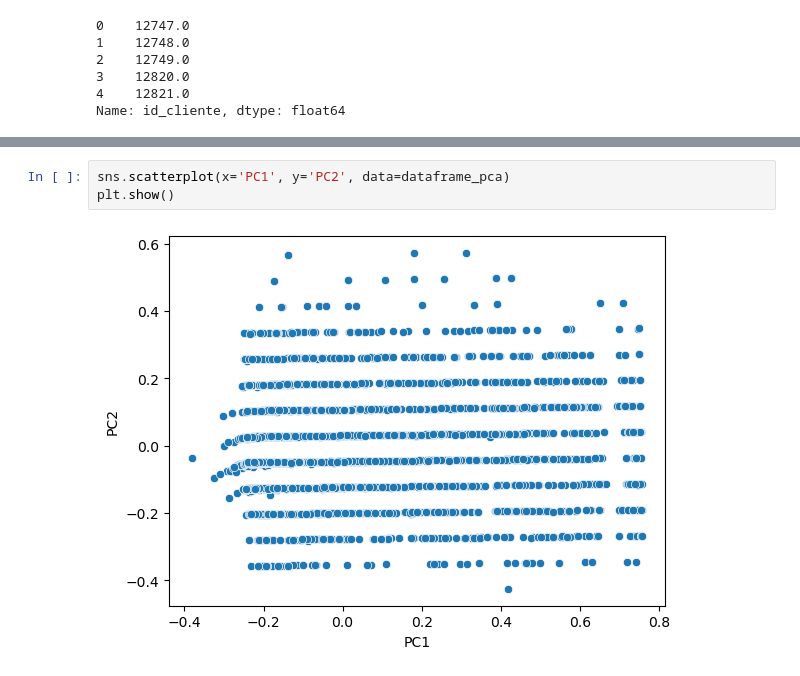
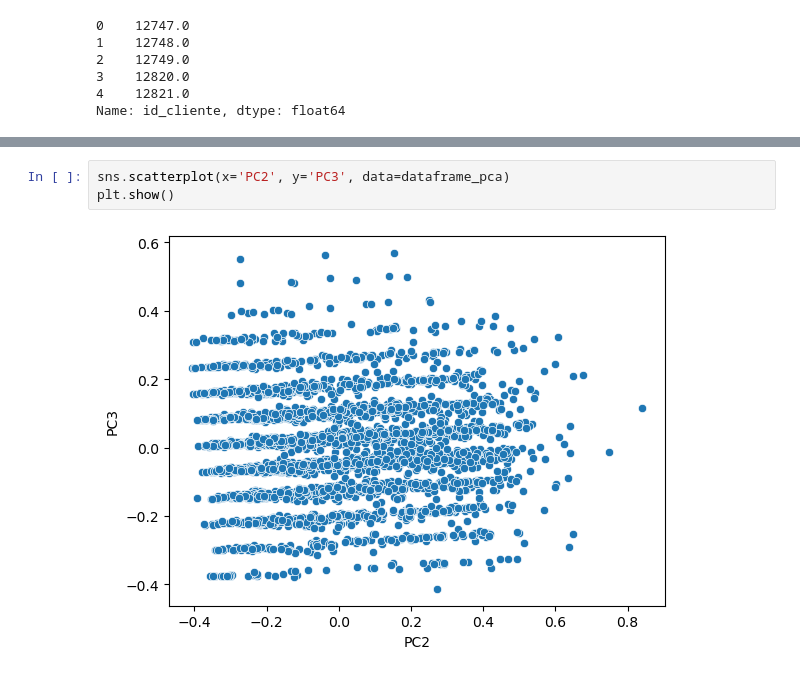
Before and after one commit to agustin-mercado456/ecommerce-analytic, a Jupyter notebook: notebooks/DBSCAN/clientes/dbscan_clientes_locales.ipynb, the cells around one changed output, grey strips where cells are left out. Drawn from its saved outputs; the diff is of its cells as text.

```diff
--- a/notebooks/DBSCAN/clientes/dbscan_clientes_locales.ipynb
+++ b/notebooks/DBSCAN/clientes/dbscan_clientes_locales.ipynb
@@ -96,8 +150,8 @@ dataframe_pca.head()
-# %%
-sns.scatterplot(x='PC1', y='PC2', data=dataframe_pca)
-plt.show()
-# %% [output]
-[figure, removed]
+# %%
+sns.scatterplot(x='PC2', y='PC3', data=dataframe_pca)
+plt.show()
+# %% [output]
+[figure, added]
 # %%
 from sklearn.metrics import silhouette_score, calinski_harabasz_score, davies_bouldin_score
 import optuna
```
Also changed, not shown: parts of 12 cells of this notebook, 1 other file.
